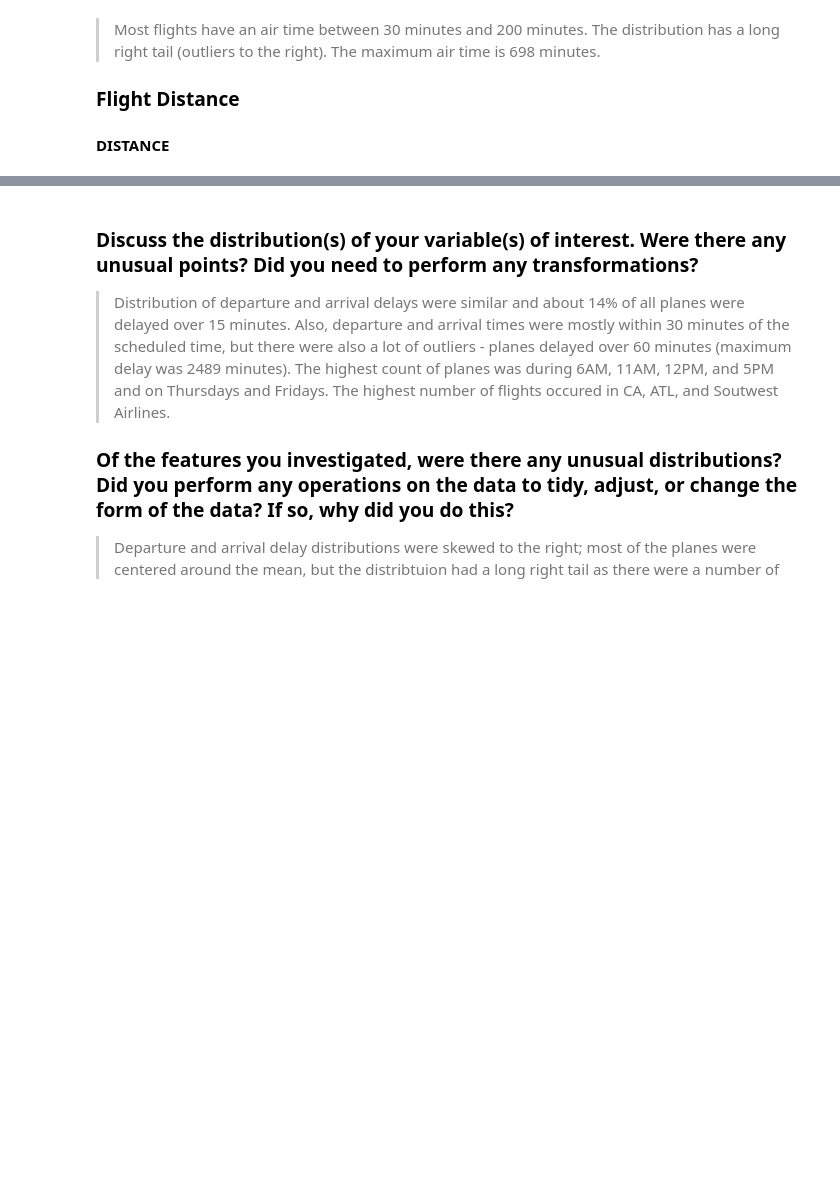
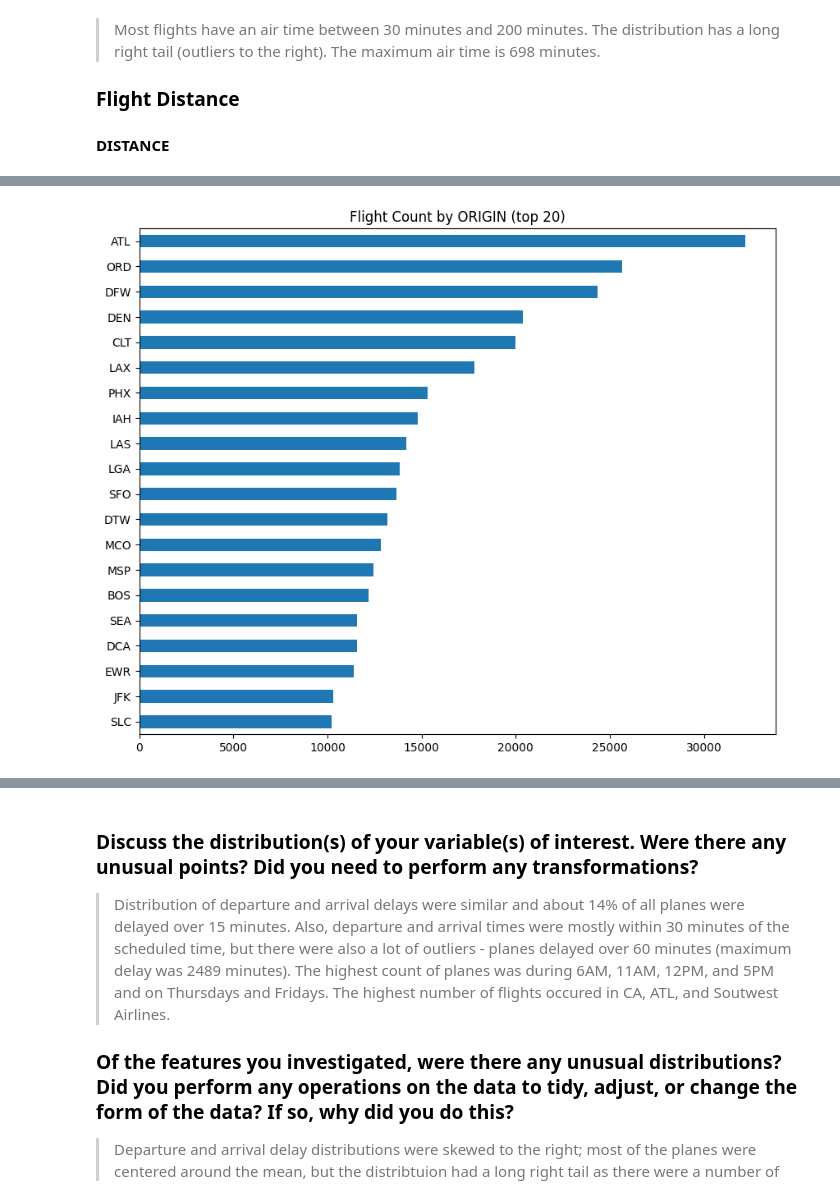
Before and after one commit to jiyoonlee96/Udacity_Data_Analyst_Nanodegree, a Jupyter notebook: Project 5/Udacity_DAND_Project5.ipynb, the cells around one changed output, grey strips where cells are left out. Saved outputs shown, nothing was run; the diff lists cells and outputs as text; code cells hidden in the pictures; blank space fills up the shorter version.

```diff
--- a/Project 5/Udacity_DAND_Project5.ipynb
+++ b/Project 5/Udacity_DAND_Project5.ipynb
@@ -115,0 +122,20 @@ flights=flights.mask(flights == '')
+# %%
+#Create DEP_TIME_AM column
+flights['DEP_TIME_AM'] = 'AM'
+flights['DEP_TIME_AM'] = flights.DEP_TIME_AM.mask(flights.DEP_HOUR>11, 'PM')
+
+#Create ARR_TIME_AM column
+flights['ARR_TIME_AM'] = 'AM'
+flights['ARR_TIME_AM'] = flights.DEP_TIME_AM.mask(flights.DEP_HOUR>11, 'PM')
+
+#Create WEEKDAY_WEEKEND column
+flights['WEEKDAY_WEEKEND'] = 'Weekday'
+flights['WEEKDAY_WEEKEND'] = flights.WEEKDAY_WEEKEND.mask(flights.DAY_OF_WEEK>5, 'Weekend')
+flights['WEEKDAY_WEEKEND'] = flights.WEEKDAY_WEEKEND.mask(flights.DAY_OF_WEEK==9)
+
+#Change DAY_OF_WEEK
+flights['DAY_OF_WEEK'] = flights['DAY_OF_WEEK'].astype(str)
+dayofweek={'1':'Monday','2':'Tuesday','3':'Wednesday','4':'Thursday','5':'Friday','6':'Saturday','7':'Sunday'}
+flights.DAY_OF_WEEK.replace(dayofweek, inplace = True)
+flights=flights.mask(flights == '')
+flights.head()
@@ -304,0 +365,9 @@ sb.countplot(data = flights, y = 'ORIGIN_STATE_NM', color = base_color, order =
+# %%
+def nlargest(col, n=20):
+    plt.figure(figsize=[10,8])
+    flights[col].value_counts().nlargest(n).sort_values().plot(kind='barh')
+    plt.title('Flight Count by '+col+' (top '+str(n)+')')
+# %%
+nlargest('ORIGIN')
+# %% [output]
+[figure, added]
```
Also changed, not shown: parts of 35 cells of this notebook.
